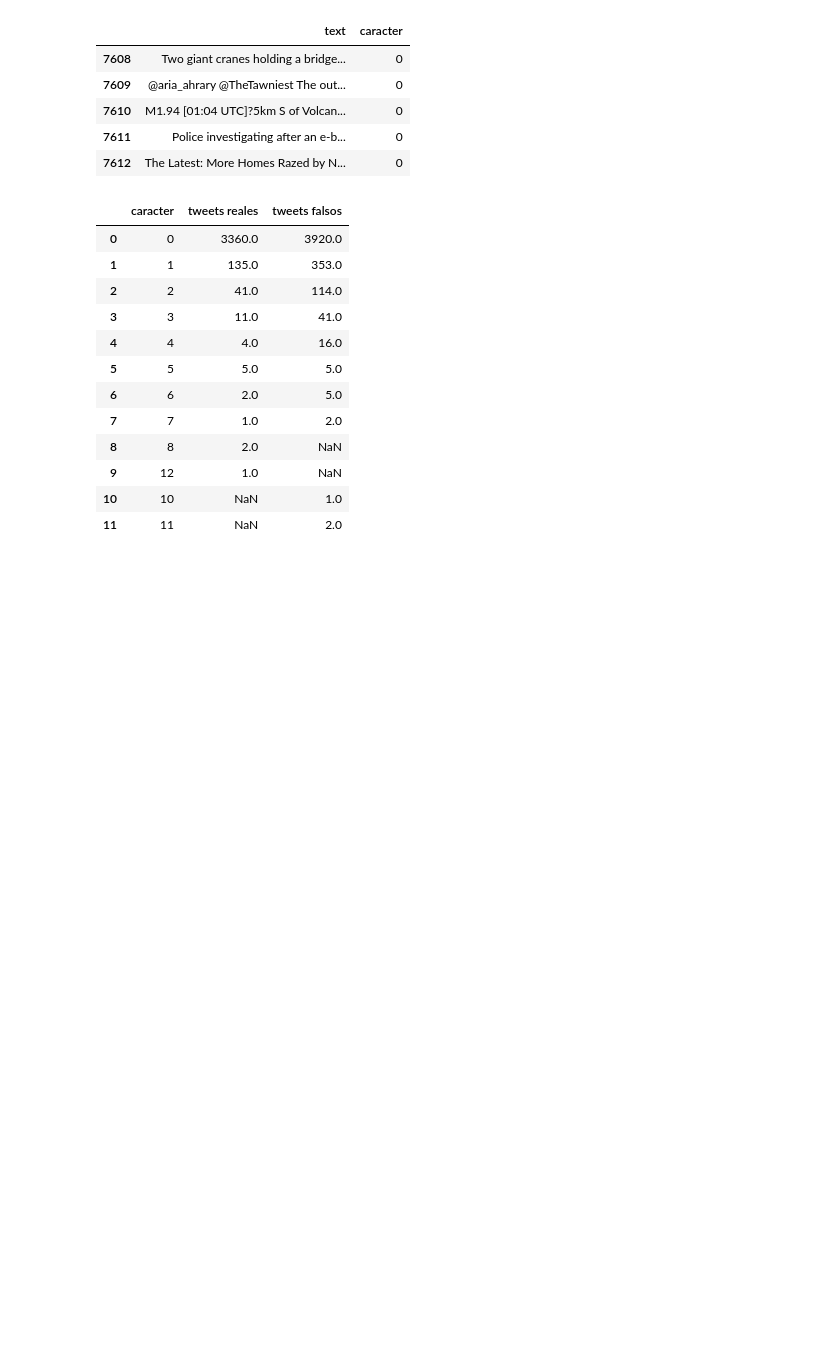
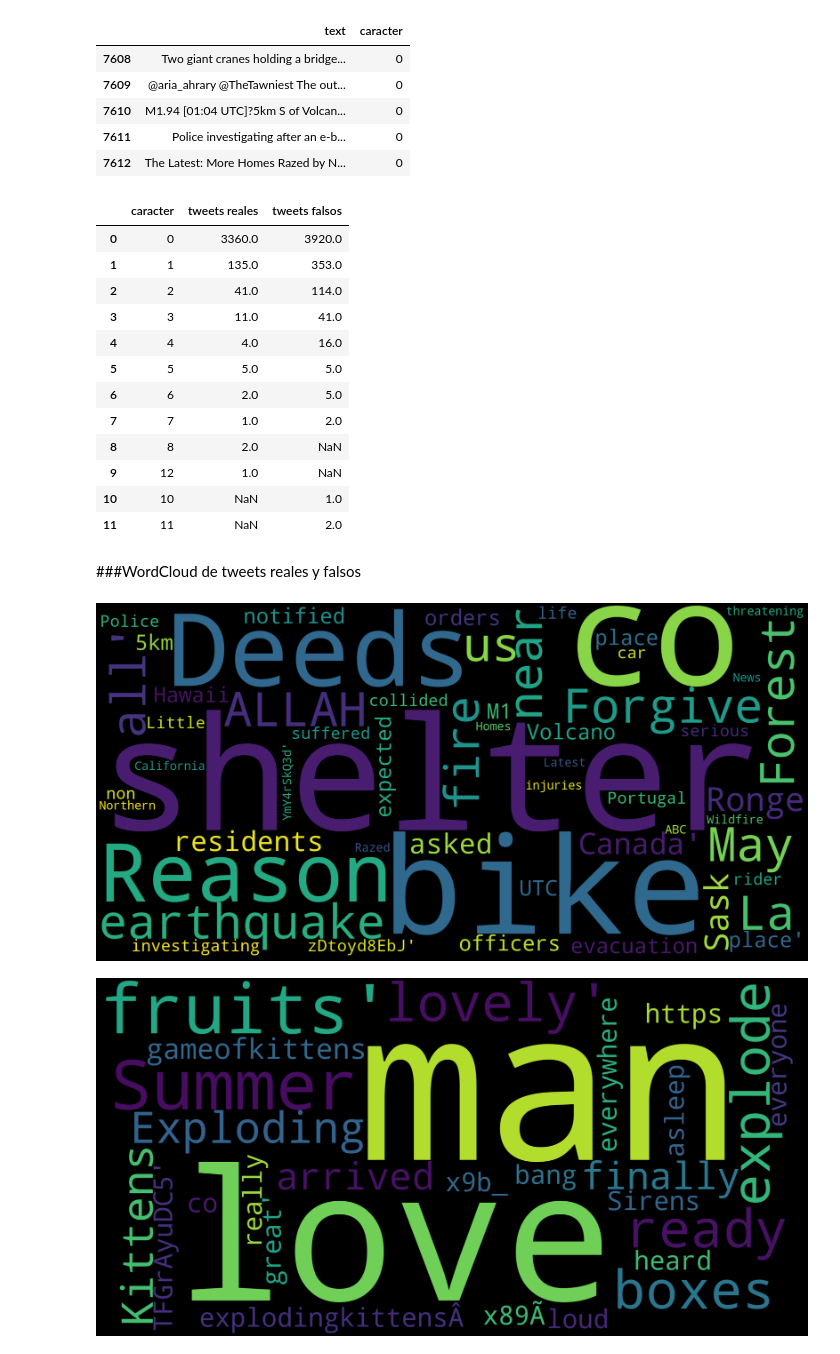
Before and after one commit to grettynazario/TP1-orgaDatos, a Jupyter notebook: TP1.ipynb, the cells around one changed output. Cells and saved outputs as stored; diff of their text form; code cells hidden in the pictures; blank space fills up the shorter version.

Commit message:
Agrego WordCloud de tweets reales y falsos

```diff
--- a/TP1.ipynb
+++ b/TP1.ipynb
@@ -276,3 +270,44 @@ pd.merge(df_caracteres_real, df_caracteres_falso, how='outer', on = 'caracter')
 | 9 | 12 | 1.0 | NaN |
 | 10 | 10 | NaN | 1.0 |
 | 11 | 11 | NaN | 2.0 |
+# %% [markdown]
+###WordCloud de tweets reales y falsos
+# %%
+from wordcloud import WordCloud, STOPWORDS
+
+#Recordamos que tenemos los df de tweets reales y falsos
+
+#WordCloud de tweets reales
+text_from_real_tweets = real_tweets.text.values
+wordcloud1 = WordCloud(
+    width = 2000,
+    height = 1000,
+    background_color = 'black',
+    stopwords = STOPWORDS).generate(str(text_from_real_tweets))
+fig = plt.figure(
+    figsize = (30, 20),
+    facecolor = 'k',
+    edgecolor = 'k')
+plt.imshow(wordcloud1, interpolation = 'bilinear')
+plt.axis('off')
+plt.tight_layout(pad=0)
+plt.show()
+
+#WordCloud de tweets falsos
+text_from_false_tweets = false_tweets.text.values
+wordcloud2 = WordCloud(
+    width = 2000,
+    height = 1000,
+    background_color = 'black',
+    stopwords = STOPWORDS).generate(str(text_from_false_tweets))
+fig = plt.figure(
+    figsize = (30, 20),
+    facecolor = 'k',
+    edgecolor = 'k')
+plt.imshow(wordcloud2, interpolation = 'bilinear')
+plt.axis('off')
+plt.tight_layout(pad=0)
+plt.show()
+# %% [output]
+[figure, added]
+[figure, added]
```
Also changed, not shown: parts of 11 cells of this notebook.
